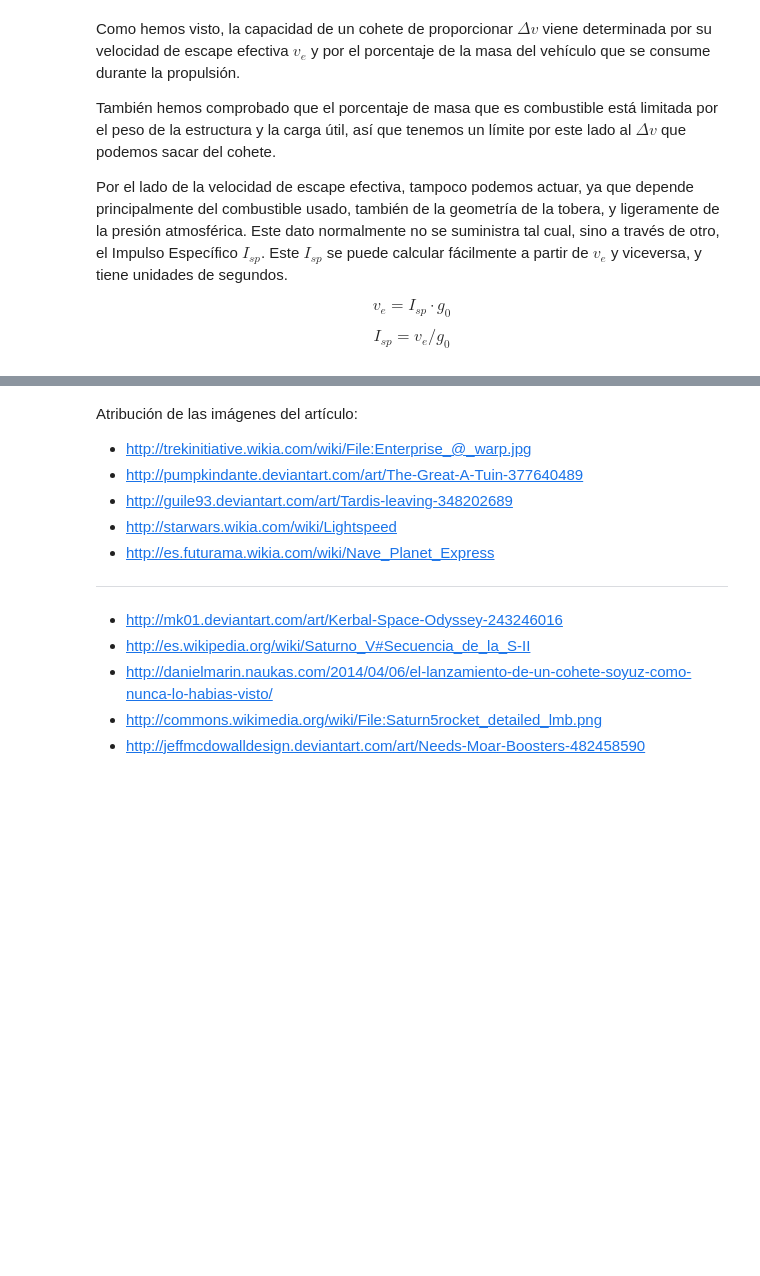
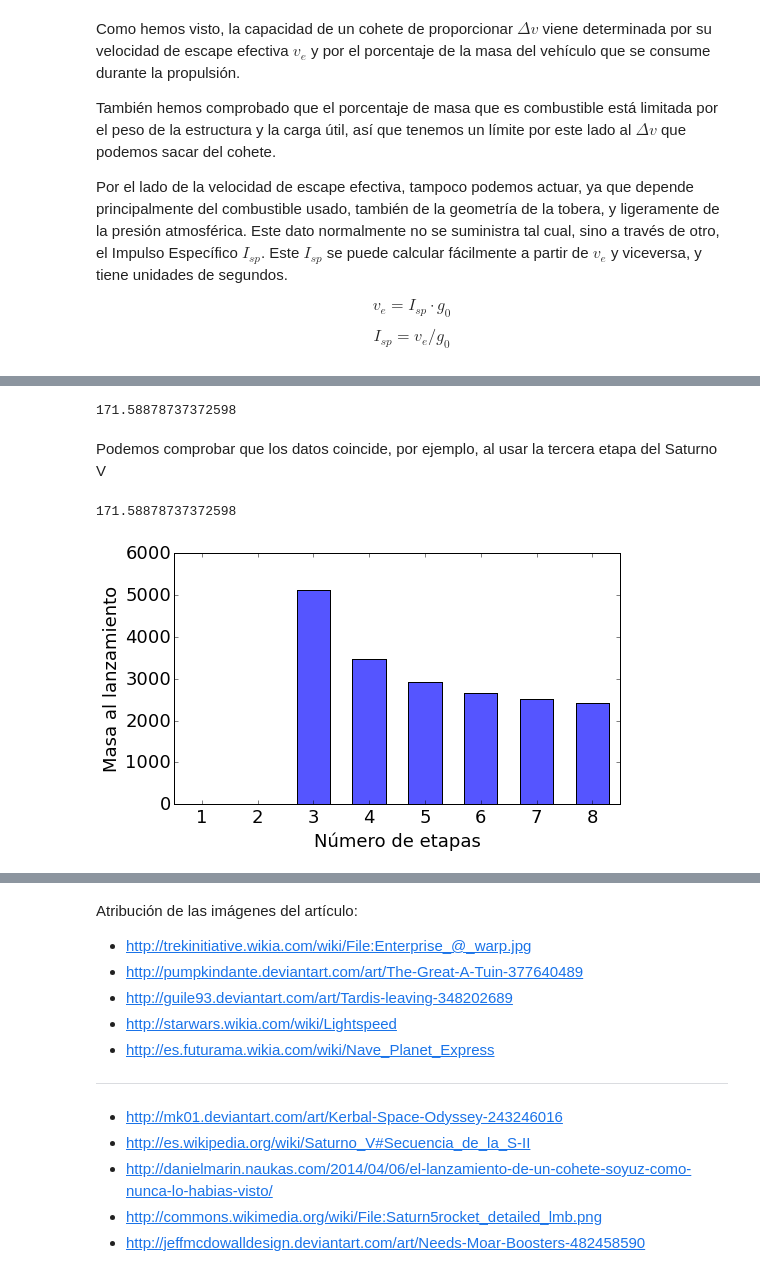
Before and after one commit to AunSiro/EcuacionCohete, a Jupyter notebook: La tiranía de la ecuación del cohete.ipynb, the cells around one changed output, grey strips where cells are left out. Drawn from its saved outputs; the diff is of its cells as text; code cells hidden in the pictures; blank space fills up the shorter version.

Commit message:
Añadido widget dv
Expandido un poco, hasta el widget de calcular cohetes

```diff
--- a/La tiranía de la ecuación del cohete.ipynb
+++ b/La tiranía de la ecuación del cohete.ipynb
@@ -209,0 +294,49 @@ Cambiemos de ejemplo desde nuestro Ariane hasta otro gran icono de la astronáut
+# %%
+etapa(4.197, 48.6, 421.4, 73.18, 0.763, 0.107)
+# %% [output]
+171.58878737372598
+# %%
+def cohete(etapas, delta_v, m_pl, isp, t_w_ratio_motor, t_w_ratio_total, structural_ratio):
+    '''Calcula la masa inicial de un cohete'''
+    dv_etapa = delta_v / etapas
+    m_0 = m_pl
+    for n_etapa in range(etapas):
+        m_pl_etapa = m_0
+        if n_etapa == 0 : #La primera etapa debe estar adaptada a la atmósfera, su eficiencia es menor
+            isp_etapa = isp * 0.7
+        else:
+            isp_etapa = isp
+        m_0 = etapa(dv_etapa, m_pl_etapa, isp_etapa, t_w_ratio_motor, t_w_ratio_total, structural_ratio)
+    return m_0
+# %% [markdown]
+Podemos comprobar que los datos coincide, por ejemplo, al usar la tercera etapa del Saturno V
+# %%
+cohete(1, 4.197, 48.6, 421.4/0.7, 73.18, 0.763, 0.107)
+# %% [output]
+171.58878737372598
+# %%
+def pintar_cohete(delta_v = 9.3 , m_pl = 5, isp = 400,
+                  t_w_ratio_motor = 80, t_w_ratio_total = 1, structural_ratio = 0.08):
+    '''Sirve para dibujar un gráfico de barras con la masa al despegue según el número de etapas'''
+    masses = []
+    for n_etapas in range(1, 9):
+        masses.append(cohete(n_etapas, delta_v, m_pl, isp, t_w_ratio_motor, t_w_ratio_total, structural_ratio))
+
+    ind = np.arange(n_etapas)+ 0.2 # the x locations for the groups
+    width = 0.60       # the width of the bars
+
+    fig, ax = plt.subplots(figsize=(8, 4.5))
+    rects1 = ax.bar(ind, masses, width, color='#5555ff')
+
+
+    # add some text for labels, title and axes ticks
+    ax.set_ylabel('Masa al lanzamiento')
+    ax.set_xlabel('Número de etapas')
+    ax.set_xticks(ind + width/2)
+    ax.set_xticklabels(range(1, n_etapas + 1))
+
+    plt.show()
+# %%
+pintar_cohete(13, 48.6, 421.4, 73.18, 0.763, 0.107)
+# %% [output]
+[figure, added]
```
Also changed, not shown: parts of 12 cells of this notebook.
